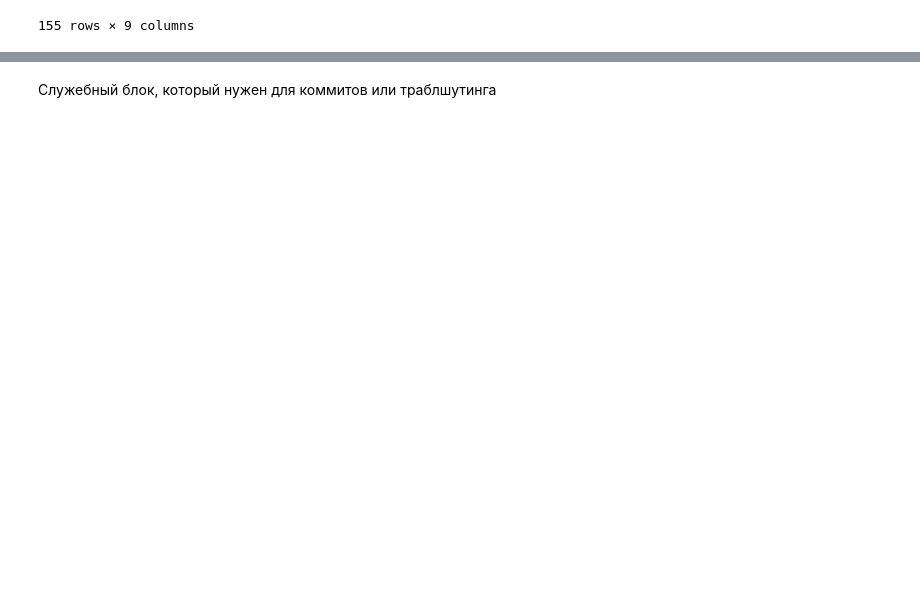
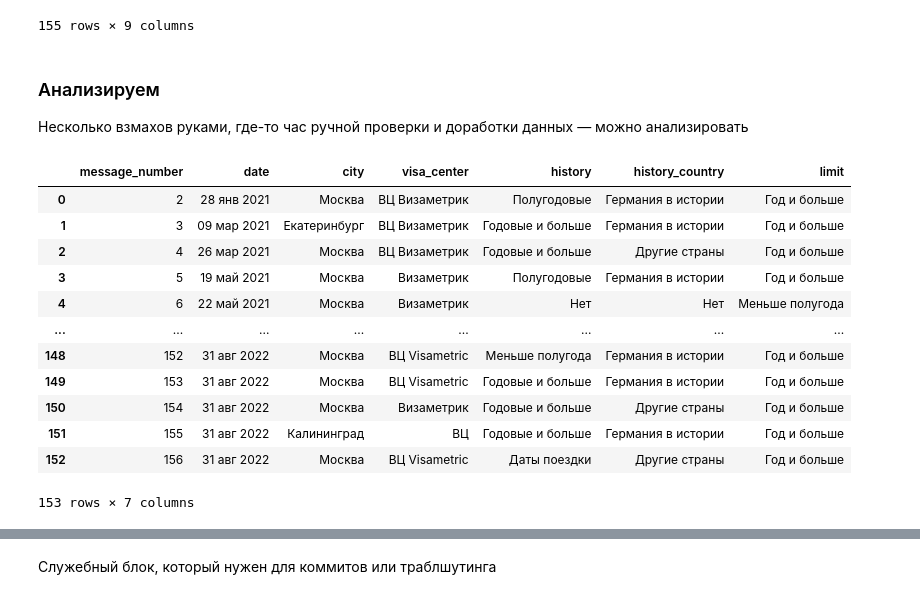
Before and after one commit to MustDie-green/AWD-forum-visa-parsing, a Jupyter notebook: visa_parsing.ipynb, the cells around one changed output, grey strips where cells are left out. Cells and saved outputs as stored; diff of their text form; code cells hidden in the pictures; blank space fills up the shorter version.

Commit message:
Начал анализировать

```diff
--- a/visa_parsing.ipynb
+++ b/visa_parsing.ipynb
@@ -322,3 +322,23 @@ df
 | 153 | 155 | 154 NaN | Калининград | ВЦ | Годовые и больше | Германия в истории | 4 летняя немецкая туристическая | Год и больше | 5 лет |
 | 154 | 156 | 155 NaN | Москва | ВЦ Visametric | Даты поездки | Другие страны | Новый паспорт с венгерской визой ... | Год и больше | 1 год (мульт), просили 5 |
 155 rows × 9 columns
+# %% [markdown]
+### Анализируем
+Несколько взмахов руками, где-то час ручной проверки и доработки данных — можно анализировать
+# %%
+df = pd.read_csv('done_data.csv')
+df
+# %% [output]
+|  | message_number | date | city | visa_center | history | history_country | limit |
+| 0 | 2 | 28 янв 2021 | Москва | ВЦ Визаметрик | Полугодовые | Германия в истории | Год и больше |
+| 1 | 3 | 09 мар 2021 | Екатеринбург | ВЦ Визаметрик | Годовые и больше | Германия в истории | Год и больше |
+| 2 | 4 | 26 мар 2021 | Москва | ВЦ Визаметрик | Годовые и больше | Другие страны | Год и больше |
+| 3 | 5 | 19 май 2021 | Москва | Визаметрик | Полугодовые | Германия в истории | Год и больше |
+| 4 | 6 | 22 май 2021 | Москва | Визаметрик | Нет | Нет | Меньше полугода |
+| ... | ... | ... | ... | ... | ... | ... | ... |
+| 148 | 152 | 31 авг 2022 | Москва | ВЦ Visametric | Меньше полугода | Германия в истории | Год и больше |
+| 149 | 153 | 31 авг 2022 | Москва | ВЦ Visametric | Годовые и больше | Германия в истории | Год и больше |
+| 150 | 154 | 31 авг 2022 | Москва | Визаметрик | Годовые и больше | Другие страны | Год и больше |
+| 151 | 155 | 31 авг 2022 | Калининград | ВЦ | Годовые и больше | Германия в истории | Год и больше |
+| 152 | 156 | 31 авг 2022 | Москва | ВЦ Visametric | Даты поездки | Другие страны | Год и больше |
+153 rows × 7 columns
```
Also changed, not shown: parts of 8 cells of this notebook.
